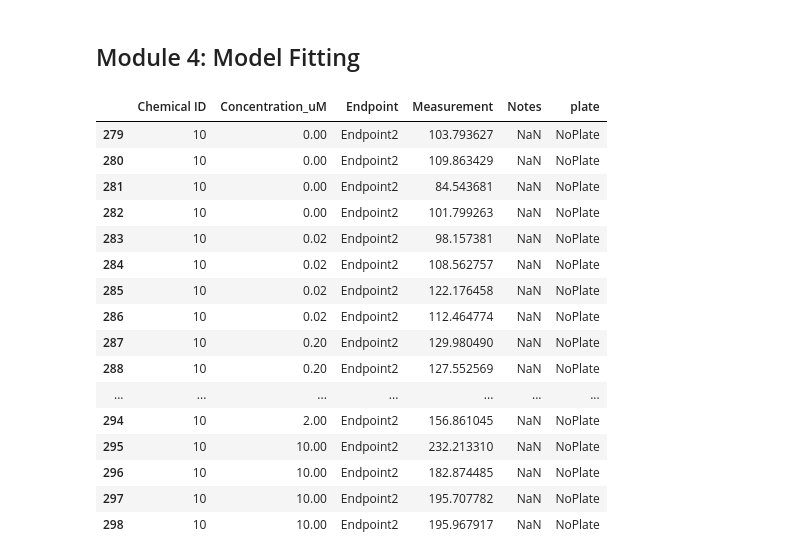
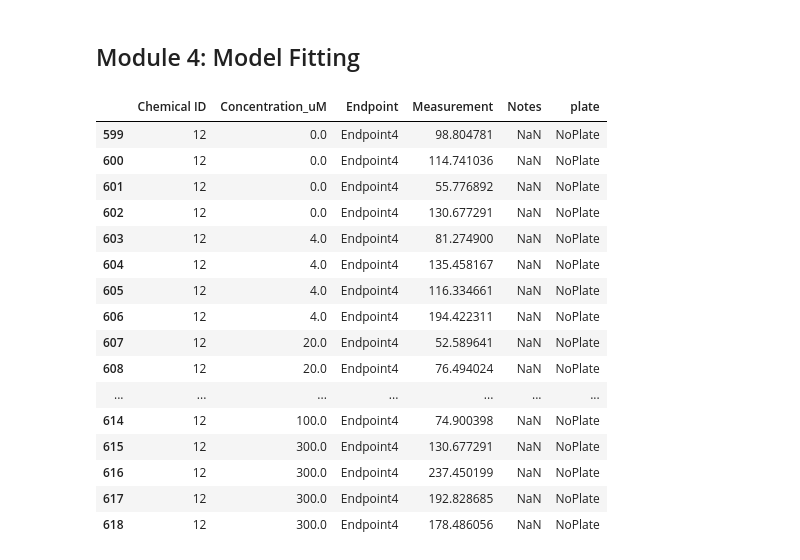
Before and after one commit to PNNL-CompBio/bmdrc, a Jupyter notebook: vignettes/Continuous Class Example.ipynb, the cells around one changed output. Saved outputs shown, nothing was run; the diff lists cells and outputs as text; code cells hidden in the pictures.

```diff
--- a/vignettes/Continuous Class Example.ipynb
+++ b/vignettes/Continuous Class Example.ipynb
@@ -127,26 +122,26 @@ con.filter_correlation_score(score = 0.2, apply = True, direction = "between")
 # %% [markdown]
 ## Module 4: Model Fitting
 # %%
-data = con.df[(con.df["Chemical ID"] == "10") & (con.df["Endpoint"] == "Endpoint2")] # 10 Endpoint 2 (14), 12 Endpoint 2 (9)
+data = con.df[(con.df["Chemical ID"] == "12") & (con.df["Endpoint"] == "Endpoint4")] # 10 Endpoint 2 (14), 12 Endpoint 2 (9)
 data
 # %% [output]
 |  | Chemical ID | Concentration_uM | Endpoint | Measurement | Notes | plate |
-| 279 | 10 | 0.00 | Endpoint2 | 103.793627 | NaN | NoPlate |
-| 280 | 10 | 0.00 | Endpoint2 | 109.863429 | NaN | NoPlate |
-| 281 | 10 | 0.00 | Endpoint2 | 84.543681 | NaN | NoPlate |
-| 282 | 10 | 0.00 | Endpoint2 | 101.799263 | NaN | NoPlate |
-| 283 | 10 | 0.02 | Endpoint2 | 98.157381 | NaN | NoPlate |
-| 284 | 10 | 0.02 | Endpoint2 | 108.562757 | NaN | NoPlate |
-| 285 | 10 | 0.02 | Endpoint2 | 122.176458 | NaN | NoPlate |
-| 286 | 10 | 0.02 | Endpoint2 | 112.464774 | NaN | NoPlate |
-| 287 | 10 | 0.20 | Endpoint2 | 129.980490 | NaN | NoPlate |
-| 288 | 10 | 0.20 | Endpoint2 | 127.552569 | NaN | NoPlate |
+| 599 | 12 | 0.0 | Endpoint4 | 98.804781 | NaN | NoPlate |
+| 600 | 12 | 0.0 | Endpoint4 | 114.741036 | NaN | NoPlate |
+| 601 | 12 | 0.0 | Endpoint4 | 55.776892 | NaN | NoPlate |
+| 602 | 12 | 0.0 | Endpoint4 | 130.677291 | NaN | NoPlate |
+| 603 | 12 | 4.0 | Endpoint4 | 81.274900 | NaN | NoPlate |
+| 604 | 12 | 4.0 | Endpoint4 | 135.458167 | NaN | NoPlate |
+| 605 | 12 | 4.0 | Endpoint4 | 116.334661 | NaN | NoPlate |
+| 606 | 12 | 4.0 | Endpoint4 | 194.422311 | NaN | NoPlate |
+| 607 | 12 | 20.0 | Endpoint4 | 52.589641 | NaN | NoPlate |
+| 608 | 12 | 20.0 | Endpoint4 | 76.494024 | NaN | NoPlate |
 | ... | ... | ... | ... | ... | ... | ... |
-| 294 | 10 | 2.00 | Endpoint2 | 156.861045 | NaN | NoPlate |
-| 295 | 10 | 10.00 | Endpoint2 | 232.213310 | NaN | NoPlate |
-| 296 | 10 | 10.00 | Endpoint2 | 182.874485 | NaN | NoPlate |
-| 297 | 10 | 10.00 | Endpoint2 | 195.707782 | NaN | NoPlate |
-| 298 | 10 | 10.00 | Endpoint2 | 195.967917 | NaN | NoPlate |
+| 614 | 12 | 100.0 | Endpoint4 | 74.900398 | NaN | NoPlate |
+| 615 | 12 | 300.0 | Endpoint4 | 130.677291 | NaN | NoPlate |
+| 616 | 12 | 300.0 | Endpoint4 | 237.450199 | NaN | NoPlate |
+| 617 | 12 | 300.0 | Endpoint4 | 192.828685 | NaN | NoPlate |
+| 618 | 12 | 300.0 | Endpoint4 | 178.486056 | NaN | NoPlate |
 # %%
 import numpy as np
 from bmdrc.model_fitting_continuous import LinReg_Cont, AsyReg_Cont, ExpReg_Cont, GomReg_Cont, HillReg_Cont, MMReg_Cont, PowReg_Cont, WeiReg_Cont
```
Also changed, not shown: parts of 7 cells of this notebook, 3 other files.
